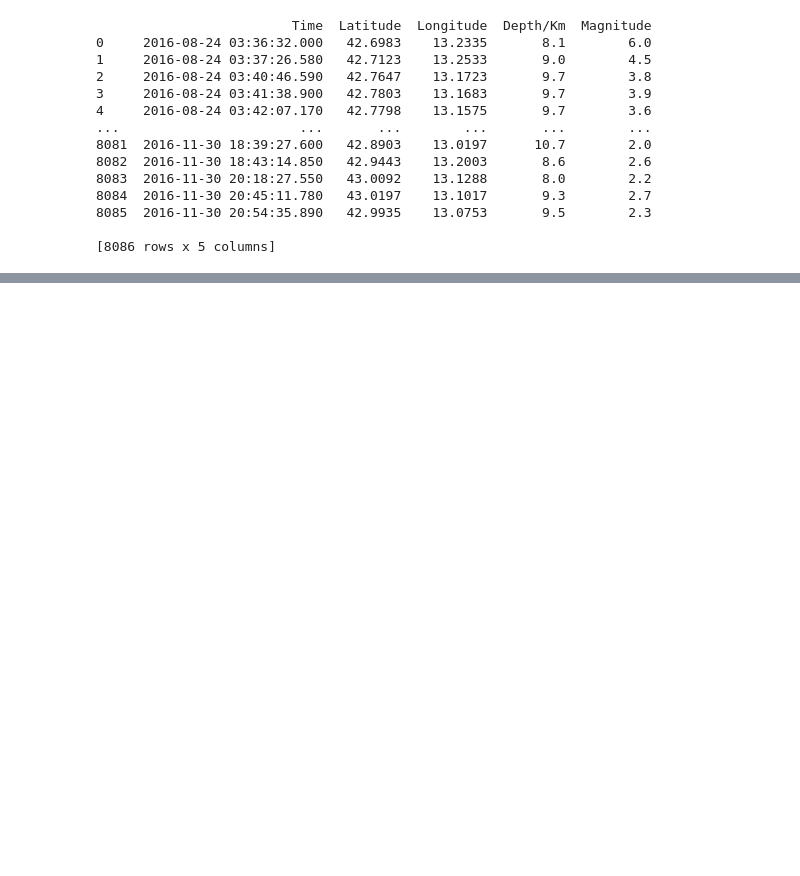
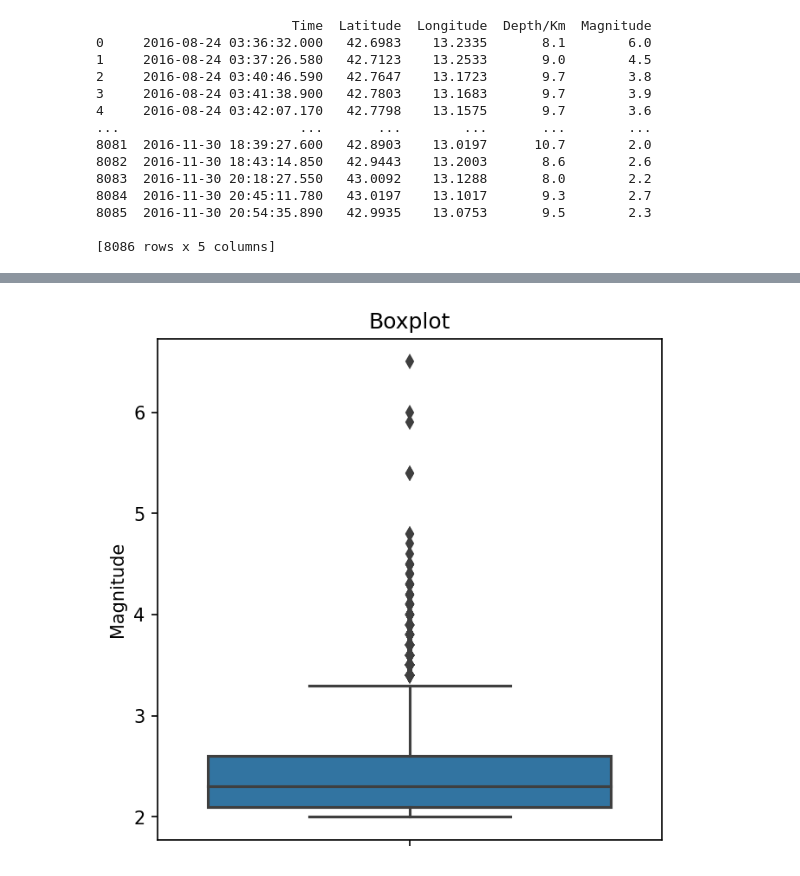
Before and after one commit to MrBloom911/SismicOperations, a Jupyter notebook: ProyectoComp.ipynb, the cells around one changed output, grey strips where cells are left out. Saved outputs shown, nothing was run; the diff lists cells and outputs as text; code cells hidden in the pictures; blank space fills up the shorter version.

```diff
--- a/ProyectoComp.ipynb
+++ b/ProyectoComp.ipynb
@@ -27,0 +59,7 @@ print(df)
+# %%
+plt.figure(figsize=(5,5), dpi = 150)
+sns.boxplot(data=df,y='Magnitude')
+plt.title('Boxplot')
+plt.show()
+# %% [output]
+[figure, added]
```
Also changed, not shown: parts of 6 cells of this notebook.
